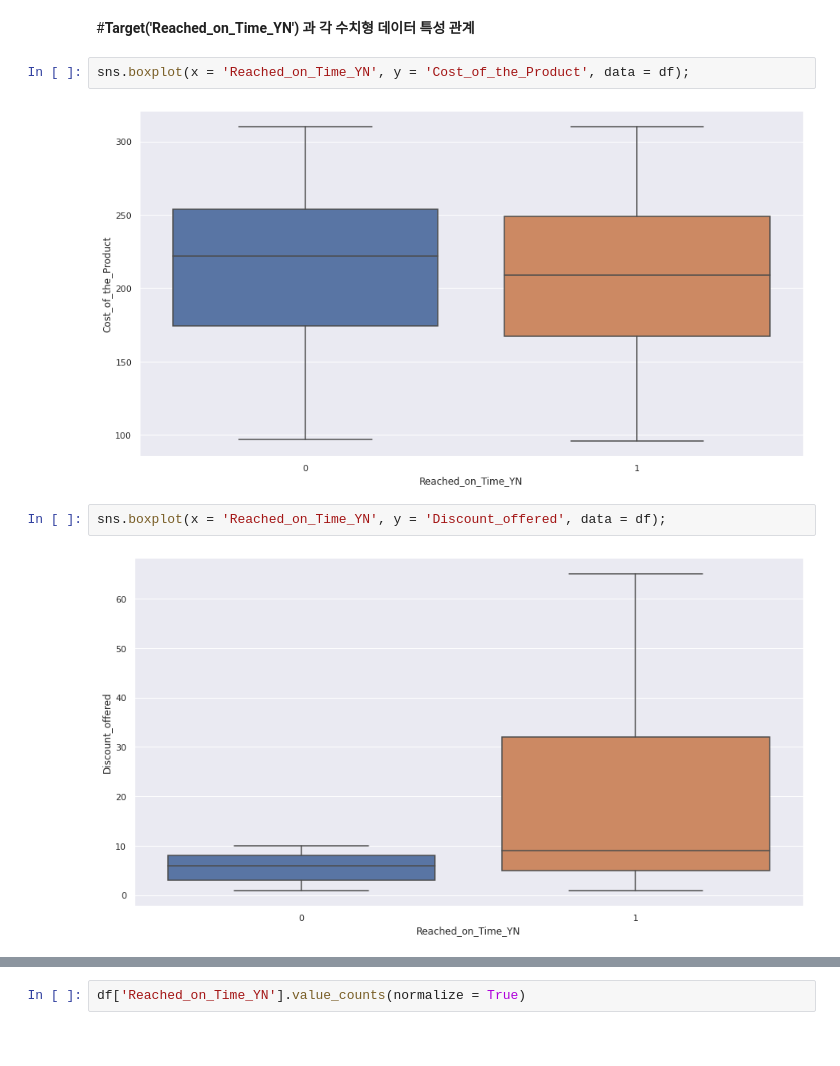
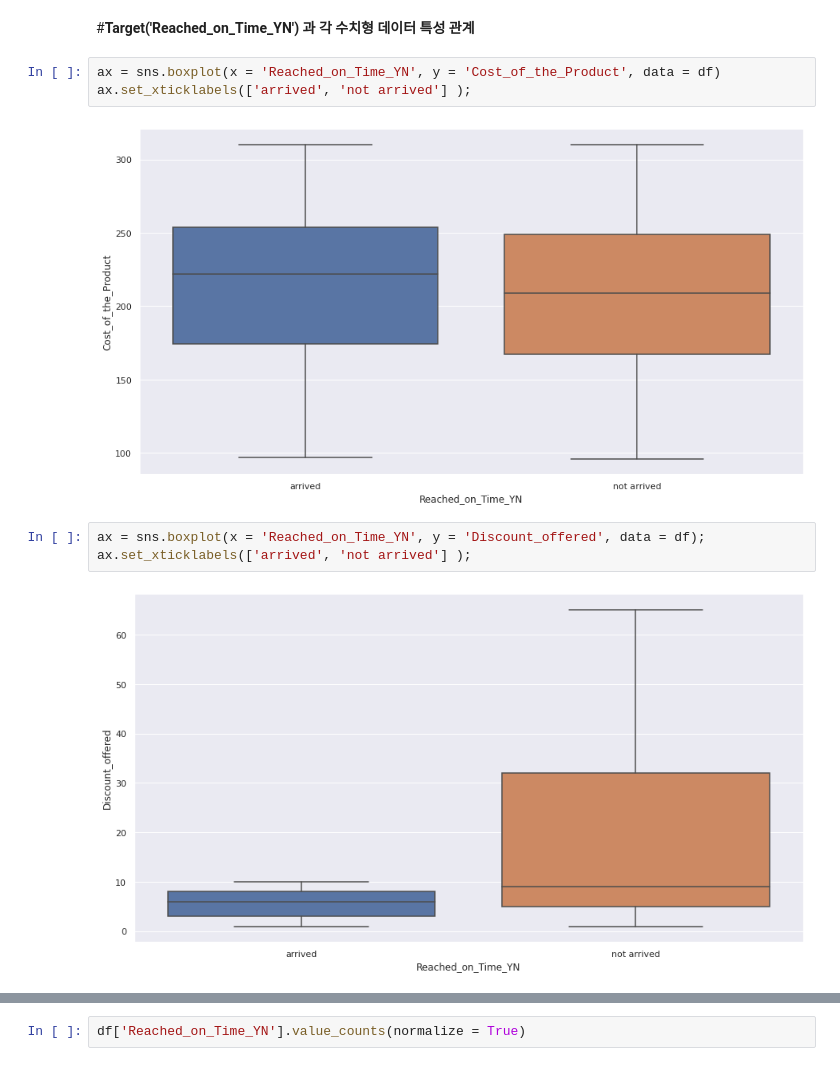
Before and after one commit to vkekd25/KBDB_Project_E_Commerce, a Jupyter notebook: E_commerce_project.ipynb, the cells around one changed output, grey strips where cells are left out. Saved outputs shown, nothing was run; the diff lists cells and outputs as text.

```diff
--- a/E_commerce_project.ipynb
+++ b/E_commerce_project.ipynb
@@ -368,11 +424,13 @@ feature_count(df, 'Reached_on_Time_YN', 'Gender')
 # %% [markdown]
 #**Target('Reached_on_Time_YN') 과 각 수치형 데이터 특성 관계**
 # %%
-sns.boxplot(x = 'Reached_on_Time_YN', y = 'Cost_of_the_Product', data = df);
+ax = sns.boxplot(x = 'Reached_on_Time_YN', y = 'Cost_of_the_Product', data = df)
+ax.set_xticklabels(['arrived', 'not arrived'] );
 # %% [output]
-[figure, old version]
+[figure, new version]
 # %%
-sns.boxplot(x = 'Reached_on_Time_YN', y = 'Discount_offered', data = df);
+ax = sns.boxplot(x = 'Reached_on_Time_YN', y = 'Discount_offered', data = df);
+ax.set_xticklabels(['arrived', 'not arrived'] );
 # %% [output]
-[figure, old version]
+[figure, new version]
 # %%
```
Also changed, not shown: parts of 103 cells of this notebook.
